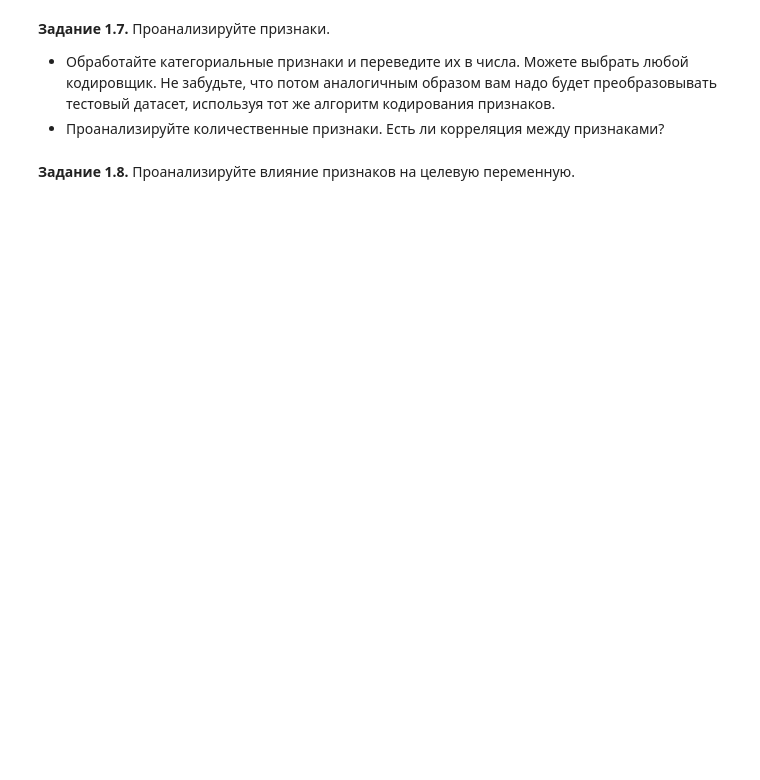
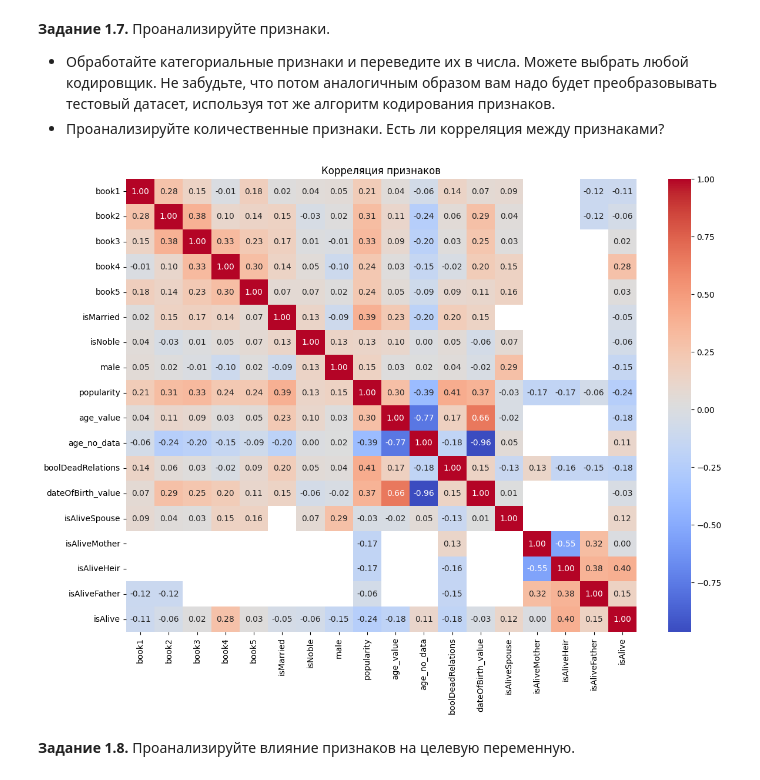
Before and after one commit to LevoniaSolo/DLS, a Jupyter notebook: week_01_ml_intro/Homework/hw_1_game_of_thrones.ipynb, the cells around one changed output. Saved outputs shown, nothing was run; the diff lists cells and outputs as text; code cells hidden in the pictures; blank space fills up the shorter version.

```diff
--- a/week_01_ml_intro/Homework/hw_1_game_of_thrones.ipynb
+++ b/week_01_ml_intro/Homework/hw_1_game_of_thrones.ipynb
@@ -232,13 +271,15 @@ plt.show()
 
 Фактически, в переменной `age` мы заменяем NaN на 0, но одновременно добавляем в модель еще один бинарный признак `age_no_data`, несущий информацию о том, у каких персонажей не был указан возраст:
 # %%
-data['age_value'] = ...# ДОБАВЬТЕ ВАШ КОД
+data['age_value'] = data['age'].fillna(0)
 data['age_no_data'] = [1 if np.isnan(x) else 0 for x in data['age']]
 # %% [markdown]
 Этот способ чем-то похож на работу с категориальной переменными с пропущенными значениями, когда мы добавляем еще одну категорию no_data и заменяем NaN на значение этой категории.
 # %% [markdown]
 Если вы заходите похожим образом образом обработать признак `dateOfBirth`, **обратите внимание**, что у одних и тех же персонажей не указан и возраст, и год рождения.
 То есть созданные признаки `age_no_data` и `dateOfBirth_no_data` будут полностью совпадать, и в модель надо будет включать только один из признаков: или `age_no_data`, или `dateOfBirth_no_data`.
+# %%
+data['dateOfBirth_value'] = data['dateOfBirth'].fillna(0)
 # %% [markdown]
 **Задание 1.5.** Категориальные признаки с большим количеством категорий
 # %% [markdown]
@@ -306,3 +363,8 @@ d_inverted
+# %%
+cultures_grouped_inverted = {}
+for k in cultures_grouped.keys():
+    for v in cultures_grouped[k]:
+        cultures_grouped_inverted.update({v: k})
 # %% [markdown]
 Теперь создадим новый столбец с укрупненными значениями culture.
 
@@ -317,0 +378,3 @@ data['culture_grouped'] = data['culture'].str.lower().map(cultures_grouped_inver
+# %%
+data['culture_grouped'] = data['culture_grouped'].fillna('culture_no_data')
+data['culture_grouped'].value_counts()
@@ -360,2 +481,19 @@ data.describe(include = [...]).T[['count', 'min', 'max']].assign(N_unique_values
+# %%
+culture_dummies = pd.get_dummies(data['culture_grouped'], prefix='culture')
+data = pd.concat([data, culture_dummies], axis=1)
+
+plt.figure(figsize=(14, 10))
+numeric_cols = ['book1', 'book2', 'book3', 'book4', 'book5',
+                'isMarried', 'isNoble', 'male', 'popularity',
+                'age_value', 'age_no_data',
+                'boolDeadRelations', 'dateOfBirth_value',
+                'isAliveSpouse', 'isAliveMother',
+                'isAliveHeir', 'isAliveFather',
+                'isAlive']
+sns.heatmap(data[numeric_cols].corr(), annot=True, fmt='.2f', cmap='coolwarm')
+plt.title('Корреляция признаков')
+plt.show()
+# %% [output]
+[figure, added]
 # %% [markdown]
 **Задание 1.8.** Проанализируйте влияние признаков на целевую переменную.
```
Also changed, not shown: parts of 16 cells of this notebook.
